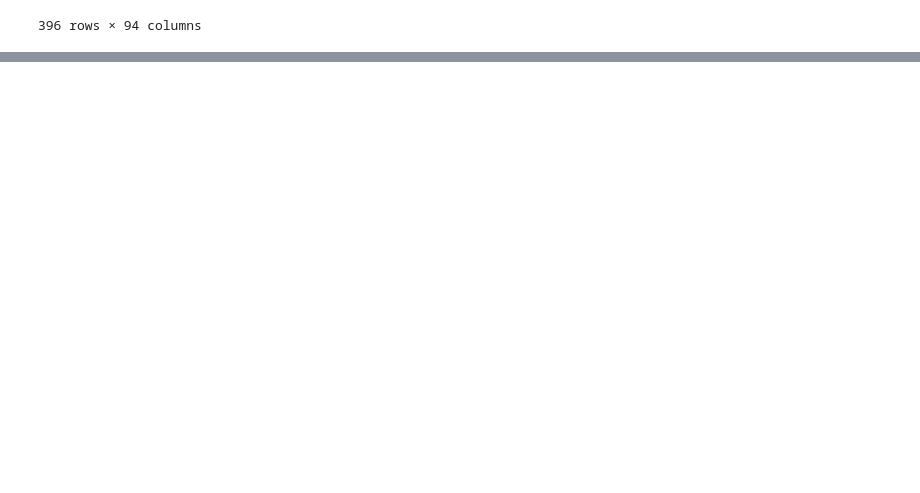
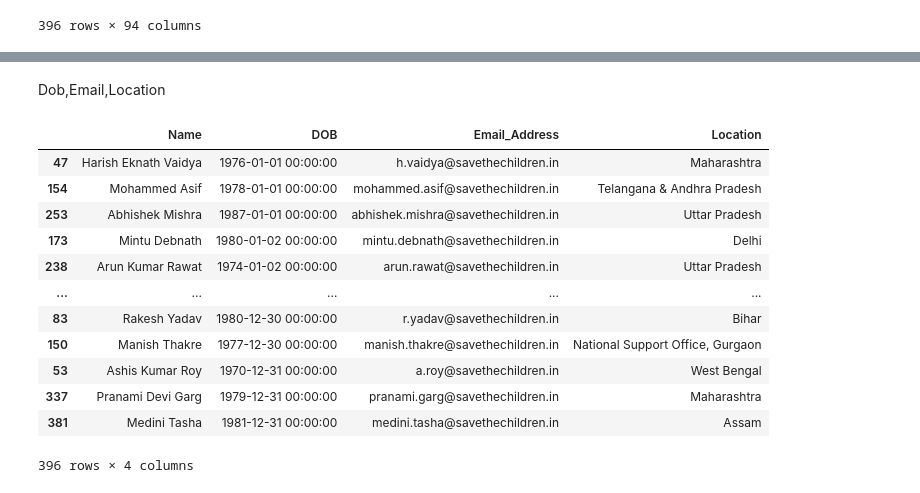
Before and after one commit to vijays4404/TimeSeries, a Jupyter notebook: staffmaster-august.ipynb, the cells around one changed output, grey strips where cells are left out. Drawn from its saved outputs; the diff is of its cells as text; code cells hidden in the pictures; blank space fills up the shorter version.

```diff
--- a/staffmaster-august.ipynb
+++ b/staffmaster-august.ipynb
@@ -64,0 +88,9 @@ Enter the Name of the Employee Exit
+# %%
+dob=pd.to_datetime(data['DOB'])
+data['year']=dob.apply(lambda x:x.year)
+data['month']=dob.apply(lambda x:x.month)
+data['day']=dob.apply(lambda x:x.day)
+col = ["month", "day"]
+df = data.sort_values(col, ascending=[True, True])
+birthday_df=df[['Name','DOB',"Email_Address","Location"]]
+birthday_df.to_excel("birthday2.xlsx")
@@ -64,0 +110,18 @@ Enter the Name of the Employee Exit
+# %% [markdown]
+Dob,Email,Location
+# %%
+birthday_df
+# %% [output]
+|  | Name | DOB | Email_Address | Location |
+| 47 | Harish Eknath Vaidya | 1976-01-01 00:00:00 | h.vaidya@savethechildren.in | Maharashtra |
+| 154 | Mohammed Asif | 1978-01-01 00:00:00 | mohammed.asif@savethechildren.in | Telangana & Andhra Pradesh |
+| 253 | Abhishek Mishra | 1987-01-01 00:00:00 | abhishek.mishra@savethechildren.in | Uttar Pradesh |
+| 173 | Mintu Debnath | 1980-01-02 00:00:00 | mintu.debnath@savethechildren.in | Delhi |
+| 238 | Arun Kumar Rawat | 1974-01-02 00:00:00 | arun.rawat@savethechildren.in | Uttar Pradesh |
+| ... | ... | ... | ... | ... |
+| 83 | Rakesh Yadav | 1980-12-30 00:00:00 | r.yadav@savethechildren.in | Bihar |
+| 150 | Manish Thakre | 1977-12-30 00:00:00 | manish.thakre@savethechildren.in | National Support Office, Gurgaon |
+| 53 | Ashis Kumar Roy | 1970-12-31 00:00:00 | a.roy@savethechildren.in | West Bengal |
+| 337 | Pranami Devi Garg | 1979-12-31 00:00:00 | pranami.garg@savethechildren.in | Maharashtra |
+| 381 | Medini Tasha | 1981-12-31 00:00:00 | medini.tasha@savethechildren.in | Assam |
+396 rows × 4 columns
```
Also changed, not shown: parts of 12 cells of this notebook.
